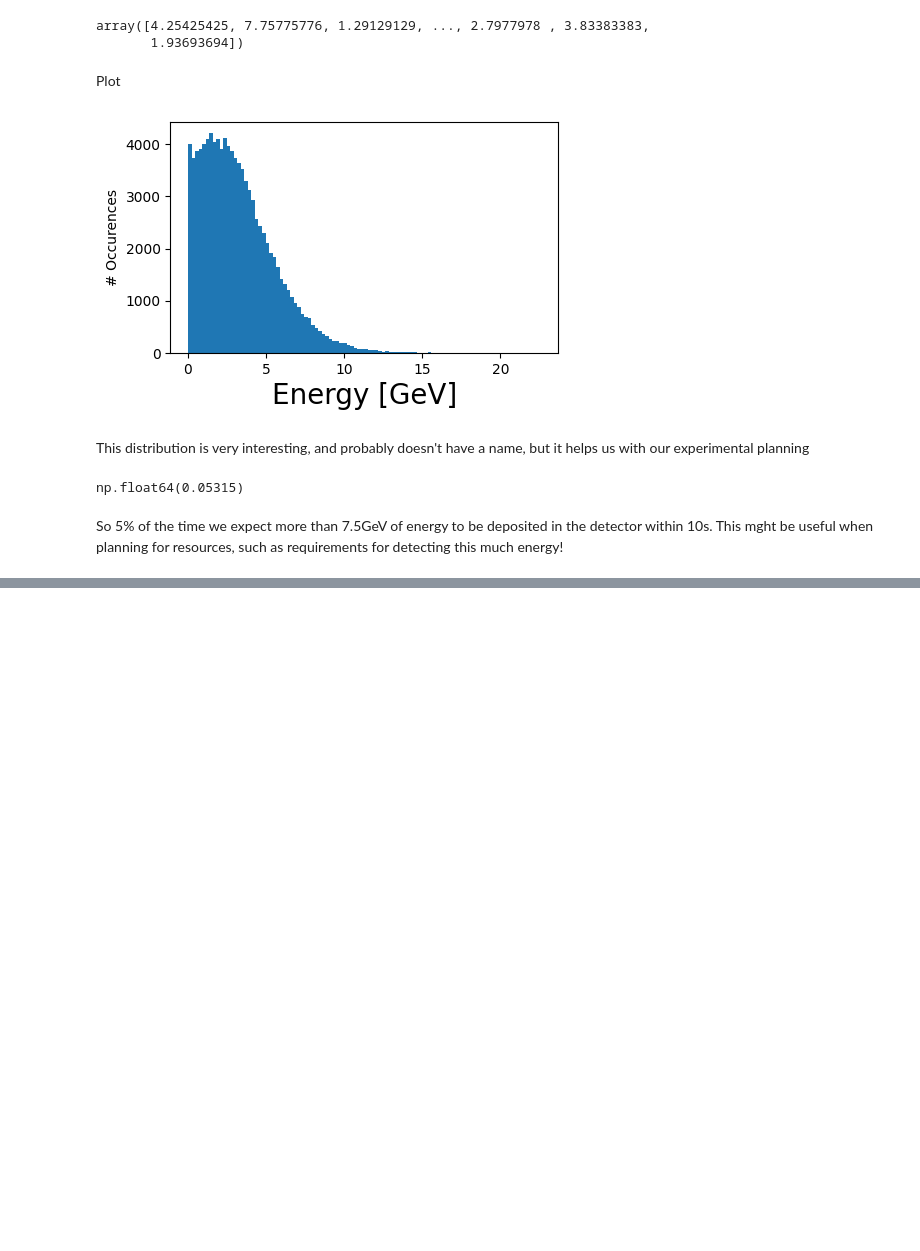
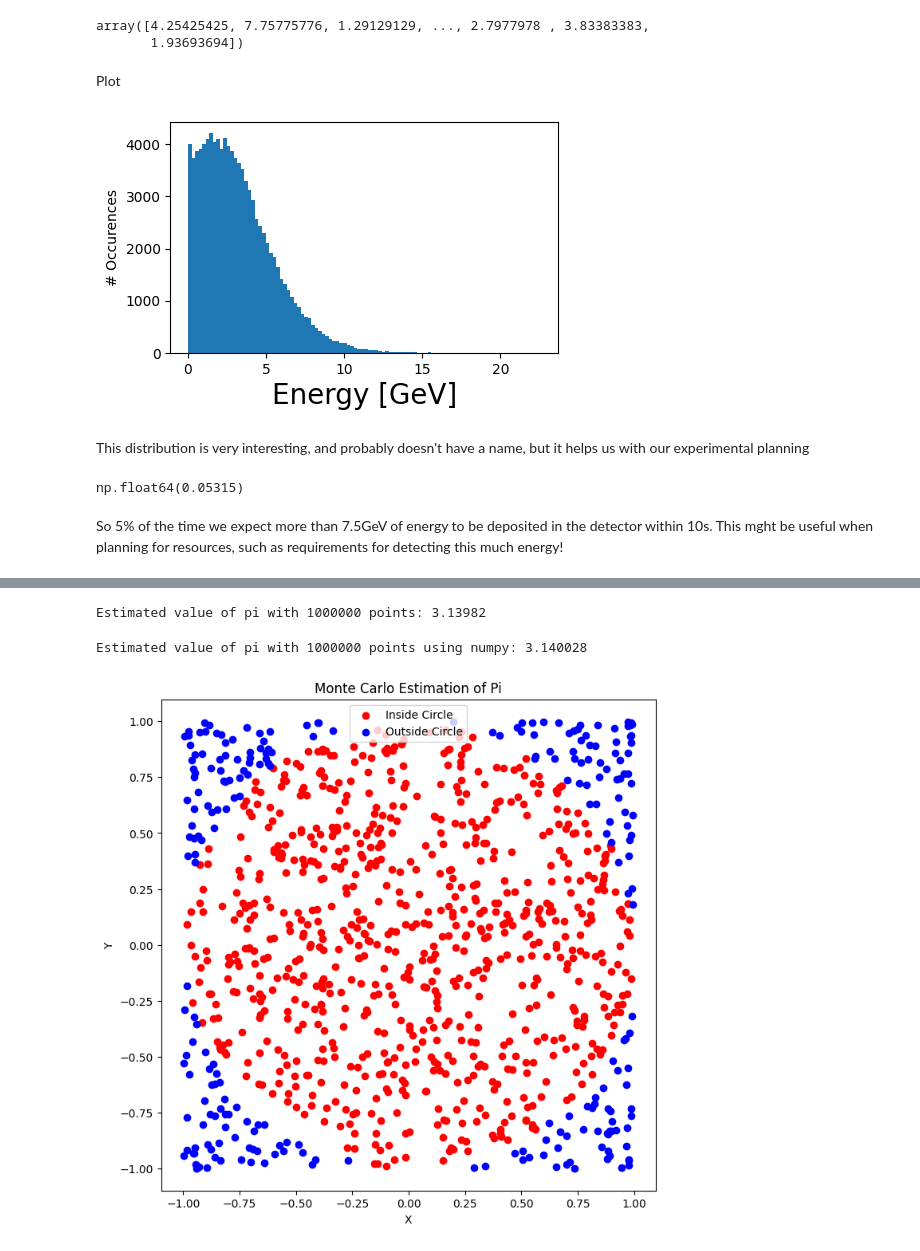
Before and after one commit to mukedon/python_and_projects, a Jupyter notebook: monte_carlo_sim.ipynb, the cells around one changed output, grey strips where cells are left out. Drawn from its saved outputs; the diff is of its cells as text; code cells hidden in the pictures; blank space fills up the shorter version.

```diff
--- a/monte_carlo_sim.ipynb
+++ b/monte_carlo_sim.ipynb
@@ -407,0 +493,53 @@ So 5% of the time we expect more than 7.5GeV of energy to be deposited in the de
+# %%
+import random
+
+
+def estimate_pi(num_points):
+    points_inside_circle = 0
+    for _ in range(num_points):
+        x = random.uniform(-1, 1)
+        y = random.uniform(-1, 1)
+        distance = x ** 2 + y ** 2
+        if distance <= 1:
+            points_inside_circle += 1
+    pi_estimate = 4 * (points_inside_circle / num_points)
+    return pi_estimate
+
+
+num_points = 1000000
+print(f"Estimated value of pi with {num_points} points: {estimate_pi(num_points)}")
+# %% [output]
+Estimated value of pi with 1000000 points: 3.13982
+# %%
+import numpy as np
+import matplotlib.pyplot as plt
+
+
+def estimate_pi_numpy(num_points):
+    points = np.random.uniform(-1, 1, size=(num_points, 2))
+    distances = np.sqrt(points[:, 0] ** 2 + points[:, 1] ** 2)
+    points_inside_circle = np.sum(distances <= 1)
+    pi_estimate = 4 * (points_inside_circle / num_points)
+    return pi_estimate
+
+
+num_points = 1000000
+pi_estimate = estimate_pi_numpy(num_points)
+print(f"Estimated value of pi with {num_points} points using numpy: {pi_estimate}")
+
+# Visualization
+points = np.random.uniform(-1, 1, size=(1000, 2))
+distances = np.sqrt(points[:, 0] ** 2 + points[:, 1] ** 2)
+inside_circle = distances <= 1
+
+plt.figure(figsize=(8, 8))
+plt.scatter(points[inside_circle, 0], points[inside_circle, 1], color='red', label='Inside Circle')
+plt.scatter(points[~inside_circle, 0], points[~inside_circle, 1], color='blue', label='Outside Circle')
+plt.title('Monte Carlo Estimation of Pi')
+plt.xlabel('X')
+plt.ylabel('Y')
+plt.legend()
+plt.show()
+# %% [output]
+Estimated value of pi with 1000000 points using numpy: 3.140028
+[figure, added]
```
Also changed, not shown: parts of 10 cells of this notebook.
